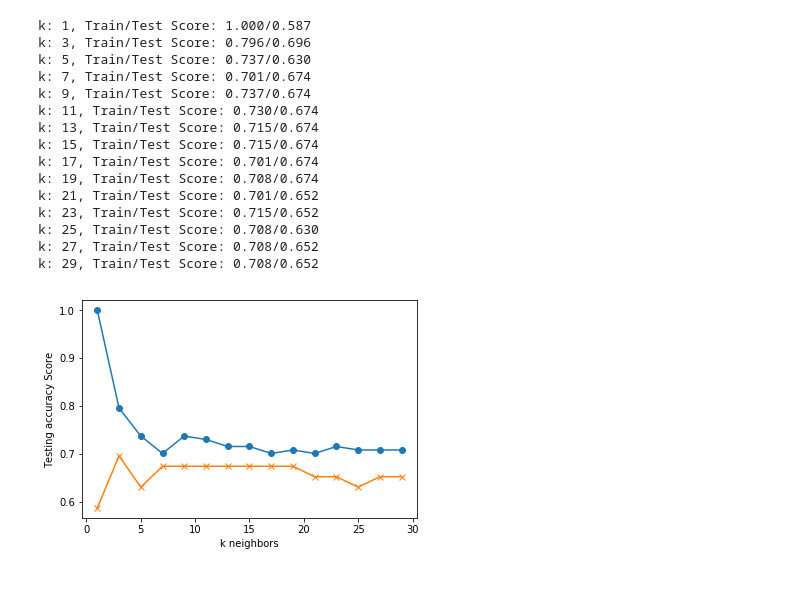
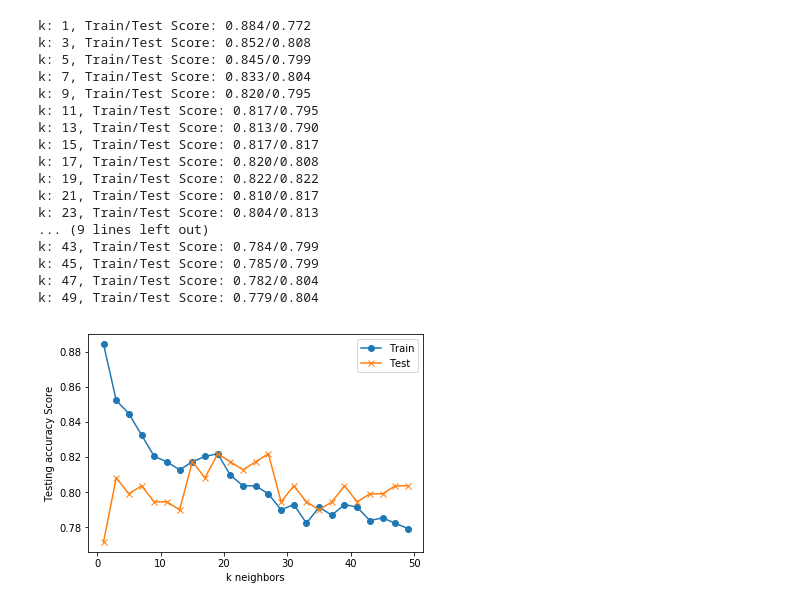
Before and after one commit to warnerm06/titanic, a Jupyter notebook: titanic_KNN.ipynb, the cells around one changed output. Saved outputs shown, nothing was run; the diff lists cells and outputs as text; code cells hidden in the pictures.

```diff
--- a/titanic_KNN.ipynb
+++ b/titanic_KNN.ipynb
@@ -24,0 +67,3 @@ nasurvivors=survivors.dropna()
+# %%
+#This step drops unused columns from the dataframe
+survivors.drop(["Name", "Ticket", "Cabin"], axis=1, inplace=True)
@@ -25,10 +85,13 @@ nasurvivors=survivors.dropna()
 # %%
 # Assign the data to X and y
-# All useful data
-# X = survivors[["Pclass", "Sex", "Age", "SibSp", "Parch", "Fare", "Cabin", "Embarked"]]
 
-#All numerical data
-X = nasurvivors[["Pclass", "Age", "SibSp", "Parch", "Fare"]]
-y = nasurvivors["Survived"].values.reshape(-1, 1)
+#Drop any remaining Na values. ML cannot handle them.
+survivors.dropna(inplace=True)
+#Assign X and y values
+#X is our input and y is our output
+X = survivors[["Pclass","Sex", "Age", "SibSp", "Parch", "Fare", "Embarked"]]
+y = survivors["Survived"].values.reshape(-1, 1)
+
+#X and y must have same 1st dimension (891)
 print(X.shape, y.shape)
 # %% [output]
@@ -61,37 +137,40 @@ print(len(y_train))
 # %%
 # Loop through different k values to see which has the highest accuracy
 # Note: We only use odd numbers because we don't want any ties
 train_scores = []
 test_scores = []
-for k in range(1, 30, 2):
+for k in range(1, 50, 2):
     knn = KNeighborsClassifier(n_neighbors=k)
     knn.fit(X_train_scaled, y_train)
     train_score = knn.score(X_train_scaled, y_train)
     test_score = knn.score(X_test_scaled, y_test)
     train_scores.append(train_score)
     test_scores.append(test_score)
     print(f"k: {k}, Train/Test Score: {train_score:.3f}/{test_score:.3f}")
 
 
-plt.plot(range(1, 30, 2), train_scores, marker='o')
-plt.plot(range(1, 30, 2), test_scores, marker="x")
+plt.plot(range(1, 50, 2), train_scores, marker='o',)
+plt.plot(range(1, 50, 2), test_scores, marker="x")
 plt.xlabel("k neighbors")
 plt.ylabel("Testing accuracy Score")
+plt.legend(labels=["Train","Test"])
 plt.show()
 # %% [output]
-k: 1, Train/Test Score: 1.000/0.587
-k: 3, Train/Test Score: 0.796/0.696
-k: 5, Train/Test Score: 0.737/0.630
-k: 7, Train/Test Score: 0.701/0.674
-k: 9, Train/Test Score: 0.737/0.674
-k: 11, Train/Test Score: 0.730/0.674
-k: 13, Train/Test Score: 0.715/0.674
-k: 15, Train/Test Score: 0.715/0.674
-k: 17, Train/Test Score: 0.701/0.674
-k: 19, Train/Test Score: 0.708/0.674
-k: 21, Train/Test Score: 0.701/0.652
-k: 23, Train/Test Score: 0.715/0.652
-k: 25, Train/Test Score: 0.708/0.630
-k: 27, Train/Test Score: 0.708/0.652
-k: 29, Train/Test Score: 0.708/0.652
+k: 1, Train/Test Score: 0.884/0.772
+k: 3, Train/Test Score: 0.852/0.808
+k: 5, Train/Test Score: 0.845/0.799
+k: 7, Train/Test Score: 0.833/0.804
+k: 9, Train/Test Score: 0.820/0.795
+k: 11, Train/Test Score: 0.817/0.795
+k: 13, Train/Test Score: 0.813/0.790
+k: 15, Train/Test Score: 0.817/0.817
+k: 17, Train/Test Score: 0.820/0.808
+k: 19, Train/Test Score: 0.822/0.822
+k: 21, Train/Test Score: 0.810/0.817
+k: 23, Train/Test Score: 0.804/0.813
+... (9 lines left out)
+k: 43, Train/Test Score: 0.784/0.799
+k: 45, Train/Test Score: 0.785/0.799
+k: 47, Train/Test Score: 0.782/0.804
+k: 49, Train/Test Score: 0.779/0.804
-[figure, old version]
+[figure, new version]
```
Also changed, not shown: parts of 14 cells of this notebook, 6 other files.
